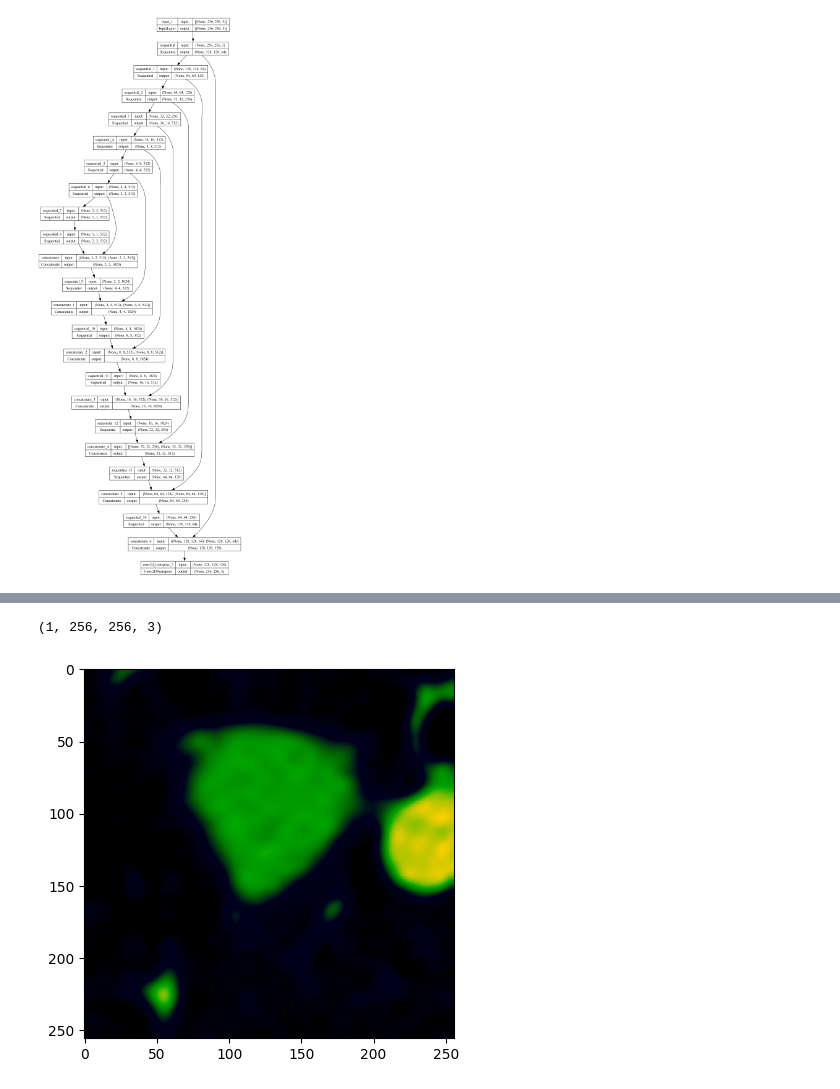
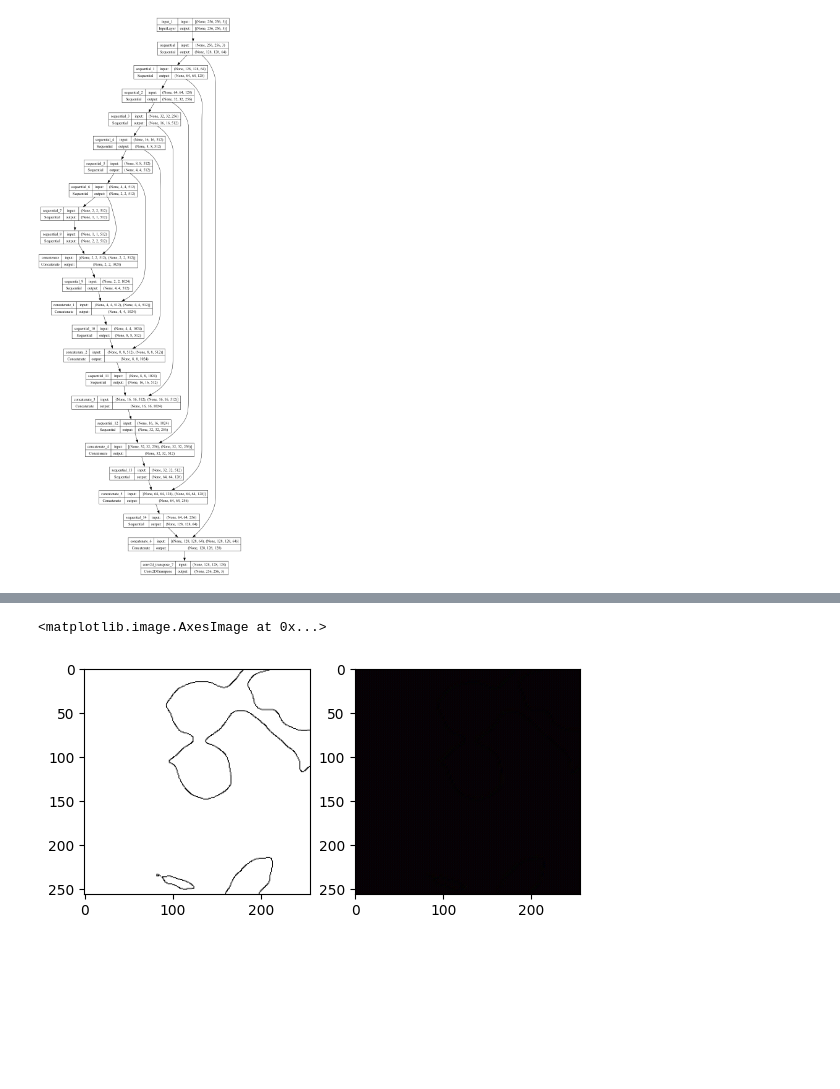
Before and after one commit to GUILN/computer-vision, a Jupyter notebook: implementations/pix2pix_lung_cancer/notebooks/inspect_gan_network.ipynb, the cells around one changed output, grey strips where cells are left out. Drawn from its saved outputs; the diff is of its cells as text; code cells hidden in the pictures; blank space fills up the shorter version.

Commit message:
fix input real image

```diff
--- a/implementations/pix2pix_lung_cancer/notebooks/inspect_gan_network.ipynb
+++ b/implementations/pix2pix_lung_cancer/notebooks/inspect_gan_network.ipynb
@@ -21,16 +21,15 @@ from matplotlib import pyplot as plt
 
 test_data = get_test_dataset("../data/saved_input_data")
 # get only one input image from batch dataset
-ds_subset = test_data.take(1)
-for inp in ds_subset:
-    # get images from imp
-    input_image = inp[0]
-    #generated_image = generator(input_image[0], training=False)
-    # plot images
-    print(input_image.numpy().shape)
-    # plot image
-    plt.imshow(input_image[0].numpy())
-    # plt.imshow(generated_image[0, ...])
-# print(generated_image.shape)
+
+inp = next(iter(test_data)).input_image[0]
+gen_output = generator(inp[tf.newaxis, ...], training=False)
+
+# print input and output images
+plt.subplot(1, 2, 1)
+plt.imshow(inp)
+plt.subplot(1, 2, 2)
+
+plt.imshow(gen_output[0, ...])
 # %% [output]
 WARNING:matplotlib.image:Clipping input data to the valid range for imshow with RGB data ([0..1] for floats or [0..255] for integers).
@@ -37,2 +37,2 @@ WARNING:matplotlib.image:Clipping input data to the valid range for imshow with
-(1, 256, 256, 3)
+<matplotlib.image.AxesImage at 0x...>
-[figure, old version]
+[figure, new version]
```
Also changed, not shown: parts of 1 cell of this notebook, 2 other files.
